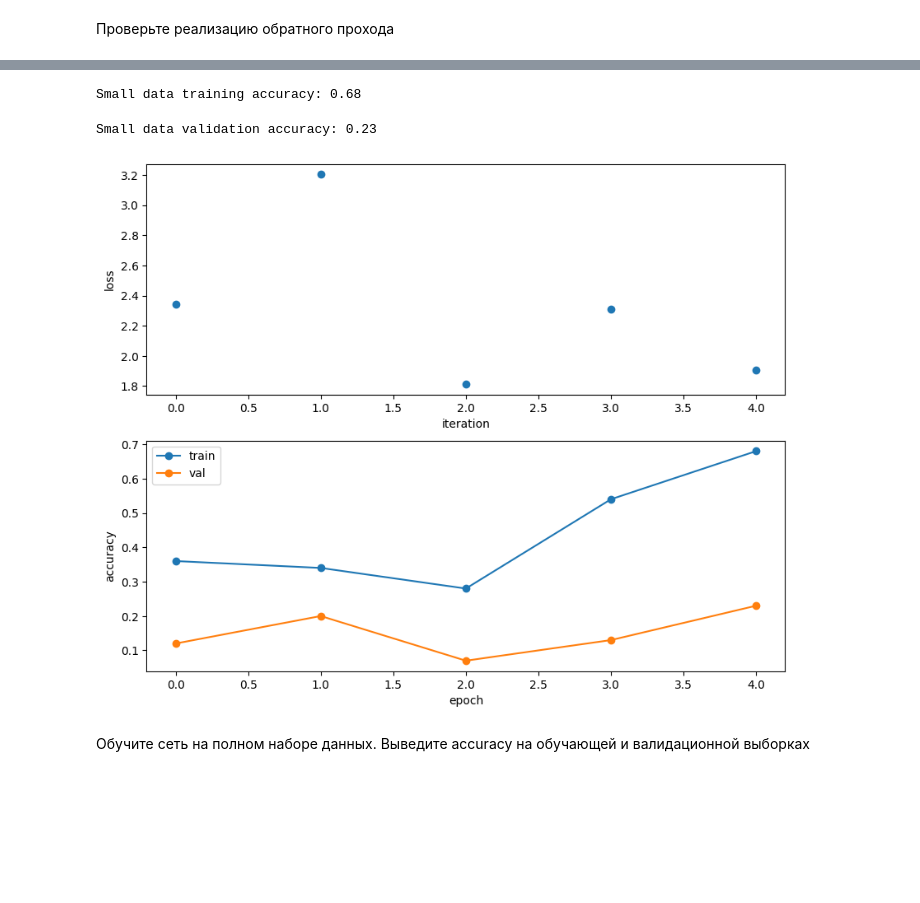
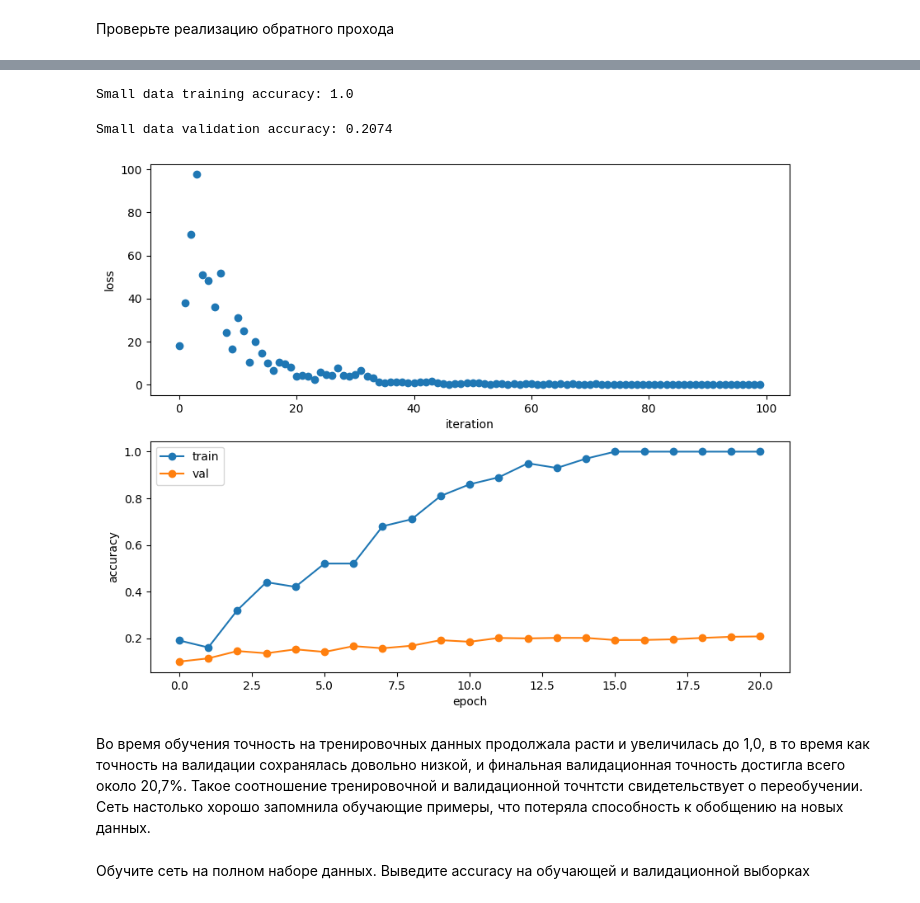
Before and after one commit to Nazarsiska735/Artificial-, a Jupyter notebook: assignment3_full.ipynb, the cells around one changed output, grey strips where cells are left out. Saved outputs shown, nothing was run; the diff lists cells and outputs as text; code cells hidden in the pictures; blank space fills up the shorter version.

```diff
--- a/assignment3_full.ipynb
+++ b/assignment3_full.ipynb
@@ -714,0 +119,10 @@ X_test_cnn (1000, 3, 32, 32)
+# %%
+# Преобразуем изображения в одномерные массивы
+X_train = X_train.reshape(X_train.shape[0], -1)
+X_val = X_val.reshape(X_val.shape[0], -1)
+X_test = X_test.reshape(X_test.shape[0], -1)
+
+print(f"\nПосле преобразования в одномерные массивы:")
+print(f"X_train: {X_train.shape}")
+print(f"X_val: {X_val.shape}")
+print(f"X_test: {X_test.shape}")
@@ -714,0 +134,10 @@ X_test_cnn (1000, 3, 32, 32)
+# %%
+mean_image = np.mean(X_train, axis=0)
+print(mean_image[:10])
+plt.figure(figsize=(4,4))
+plt.imshow(mean_image.reshape((32,32,3)).astype('uint8'))
+plt.show()
+
+X_train -= mean_image
+X_val -= mean_image
+X_test -= mean_image
@@ -1304,0 +838,14 @@ After batch normalization (test-time):
+# %%
+data = {
+    'X_train': X_train,
+    'y_train': y_train,
+    'X_val': X_val,
+    'y_val': y_val,
+    'X_test': X_test,
+    'y_test': y_test
+}
+
+y_test_pred = np.argmax(best_model.loss(data['X_test']), axis=1)
+y_val_pred = np.argmax(best_model.loss(data['X_val']), axis=1)
+print('Validation set accuracy: ', (y_val_pred == data['y_val']).mean())
+print('Test set accuracy: ', (y_test_pred == data['y_test']).mean())
@@ -1925,21 +1721,36 @@ solver.train()
 # %%
-print("Small data training accuracy:", solver.check_accuracy(small_data_cnn['X_train'], small_data_cnn['y_train']))
+# Print final training accuracy
+print(
+    "Small data training accuracy:",
+    solver.check_accuracy(small_data['X_train'], small_data['y_train'])
+)
 # %% [output]
-Small data training accuracy: 0.68
+Small data training accuracy: 1.0
 # %%
-print("Small data validation accuracy:", solver.check_accuracy(small_data_cnn['X_val'], small_data_cnn['y_val']))
+# Print final validation accuracy
+print(
+    "Small data validation accuracy:",
+    solver.check_accuracy(small_data['X_val'], small_data['y_val'])
+)
 # %% [output]
-Small data validation accuracy: 0.23
+Small data validation accuracy: 0.2074
 # %%
 plt.subplot(2, 1, 1)
-plt.plot(solver.loss_history, 'o'); plt.xlabel('iteration'); plt.ylabel('loss')
+plt.plot(solver.loss_history, 'o')
+plt.xlabel('iteration')
+plt.ylabel('loss')
+
 plt.subplot(2, 1, 2)
 plt.plot(solver.train_acc_history, '-o')
 plt.plot(solver.val_acc_history, '-o')
 plt.legend(['train', 'val'], loc='upper left')
-plt.xlabel('epoch'); plt.ylabel('accuracy'); plt.show()
+plt.xlabel('epoch')
+plt.ylabel('accuracy')
+plt.show()
 # %% [output]
-[figure, old version]
+[figure, new version]
+# %% [markdown]
+Во время обучения точность на тренировочных данных продолжала расти и увеличилась до 1,0, в то время как точность на валидации сохранялась довольно низкой, и финальная валидационная точность достигла всего около 20,7%. Такое соотношение тренировочной и валидационной точнтсти свидетельствует о переобучении. Сеть настолько хорошо запомнила обучающие примеры, что потеряла способность к обобщению на новых данных.
 # %% [markdown]
 Обучите сеть на полном наборе данных. Выведите accuracy на обучающей и валидационной выборках
 # %%
```
Also changed, not shown: parts of 121 cells of this notebook, 16 other files.
